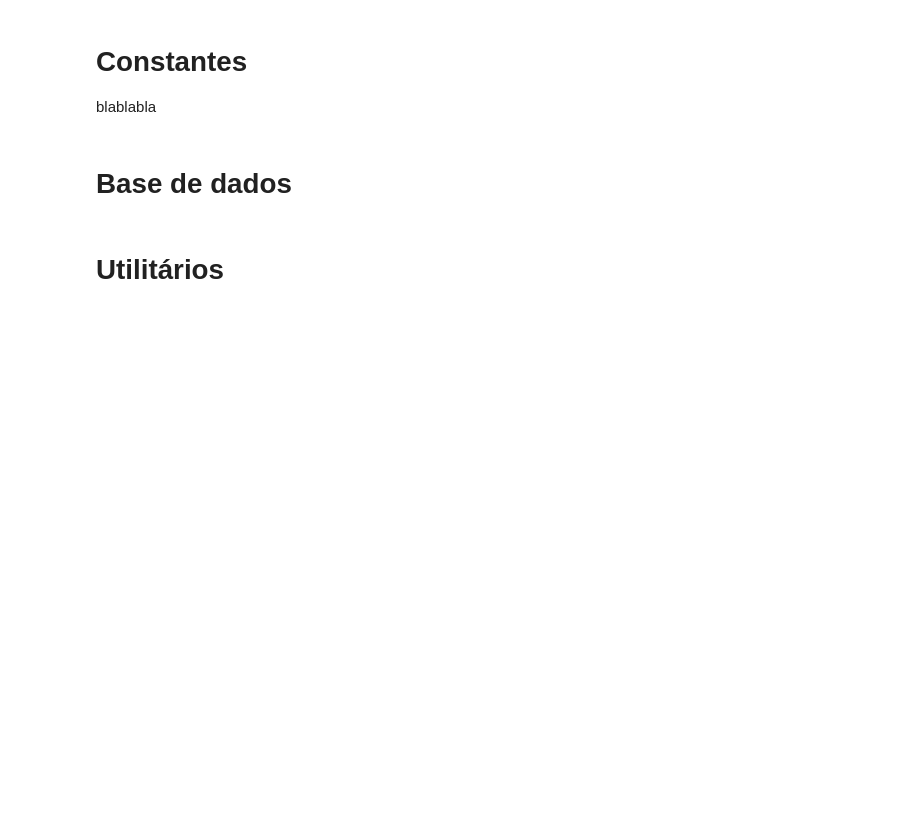
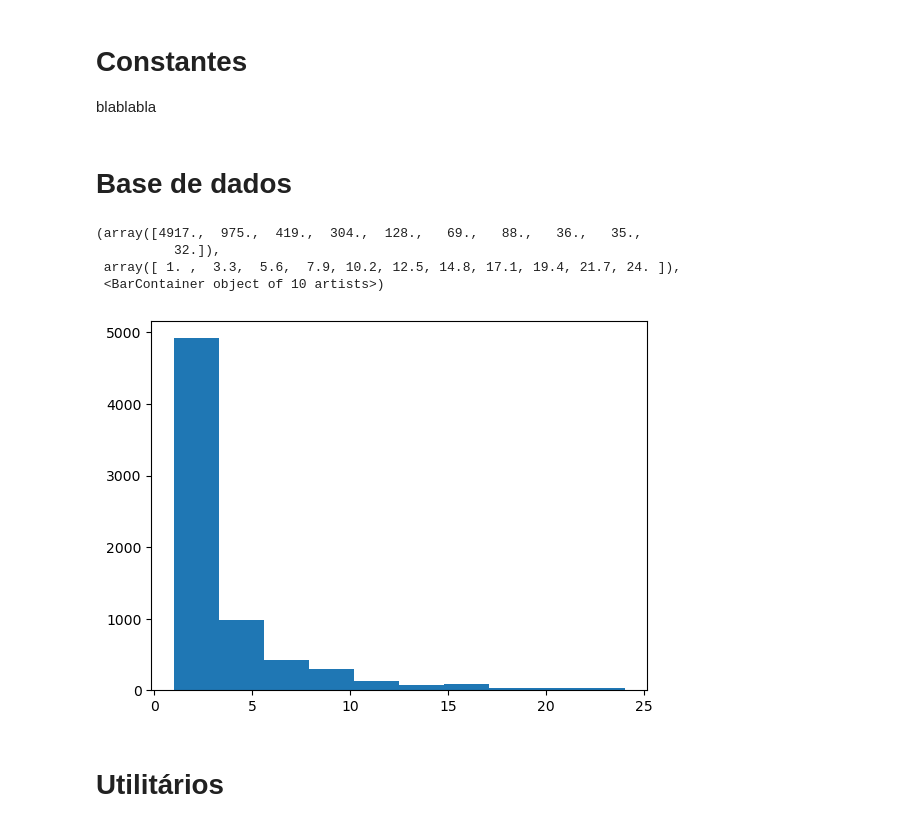
Before and after one commit to lframosferreira/ml-final-project, a Jupyter notebook: main.ipynb, the cells around one changed output. Saved outputs shown, nothing was run; the diff lists cells and outputs as text; code cells hidden in the pictures; blank space fills up the shorter version.

```diff
--- a/main.ipynb
+++ b/main.ipynb
@@ -55,6 +81,14 @@ final_data: pd.DataFrame = pd.concat([ages, sheet_3_df, sheet_4_df, sheet_6_df],
 
 labels_regression: pd.DataFrame = labels.copy()
 labels_classification: pd.DataFrame = pd.cut(x=labels_regression, bins=[0, 2, MAXIMUM_UNIT_LENGTH_STAY], labels=np.arange(NUMBER_OF_BINS))
+# %%
+plt.hist(labels_regression)
+# %% [output]
+(array([4917.,  975.,  419.,  304.,  128.,   69.,   88.,   36.,   35.,
+          32.]),
+ array([ 1. ,  3.3,  5.6,  7.9, 10.2, 12.5, 14.8, 17.1, 19.4, 21.7, 24. ]),
+ <BarContainer object of 10 artists>)
+[figure, added]
 # %% [markdown]
 # Utilitários
 # %%
```
Also changed, not shown: parts of 16 cells of this notebook.
